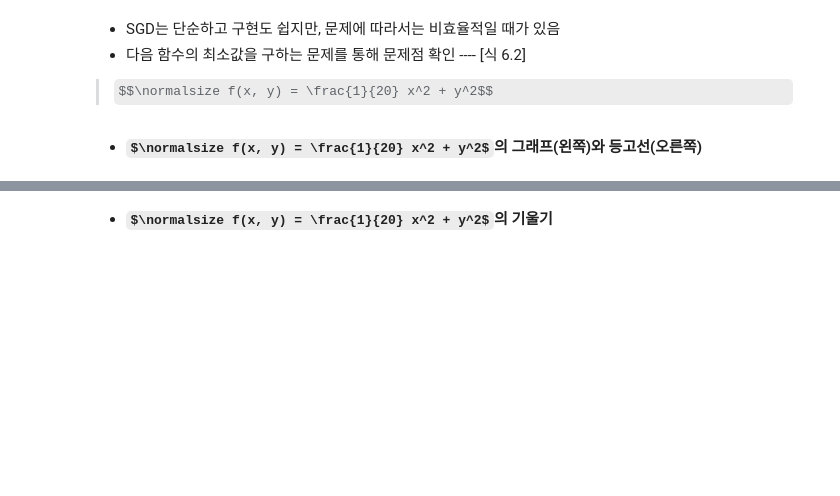
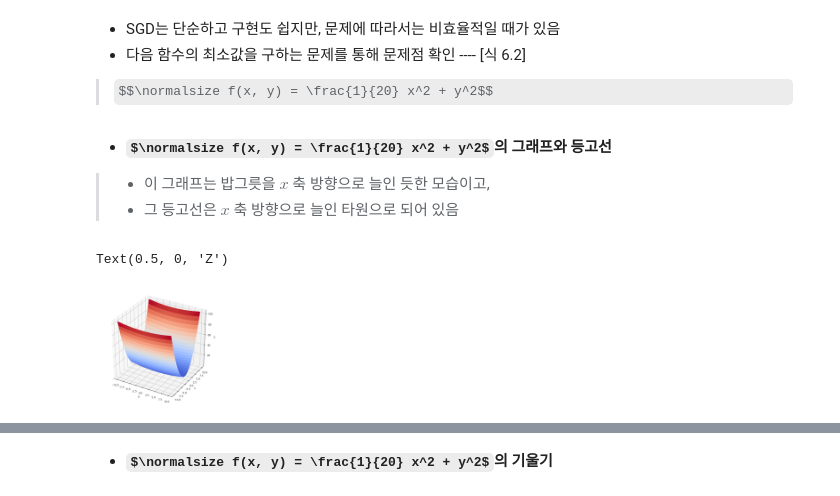
Before and after one commit to cloudallera/deep-learning-from-scratch, a Jupyter notebook: _mystudy/06_training_techniques.ipynb, the cells around one changed output, grey strips where cells are left out. Saved outputs shown, nothing was run; the diff lists cells and outputs as text; code cells hidden in the pictures; some formulas as TeX source; blank space fills up the shorter version.

```diff
--- a/_mystudy/06_training_techniques.ipynb
+++ b/_mystudy/06_training_techniques.ipynb
@@ -90,4 +90,6 @@ train_acc, test_acc : 0.920, 0.925
 - 다음 함수의 최소값을 구하는 문제를 통해 문제점 확인 ---- \[식 6.2]
 > $$\normalsize f(x, y) = \frac{1}{20} x^2 + y^2$$
 # %% [markdown]
-- **$\normalsize f(x, y) = \frac{1}{20} x^2 + y^2$의 그래프(왼쪽)와 등고선(오른쪽)**
+- **$\normalsize f(x, y) = \frac{1}{20} x^2 + y^2$의 그래프와 등고선**
+> - 이 그래프는 밥그릇을 $x$ 축 방향으로 늘인 듯한 모습이고,
+> - 그 등고선은 $x$ 축 방향으로 늘인 타원으로 되어 있음
@@ -95,0 +96,28 @@ train_acc, test_acc : 0.920, 0.925
+# %%
+# [식 6.2]의 그래프 --- [그림 6-1]
+from mpl_toolkits.mplot3d import Axes3D
+import matplotlib.pyplot as plt
+import numpy as np
+%matplotlib inline
+
+def function_anisotropy(x):    # 비등방성 함수(anisotropy, 방향에 따라 기울기가 달라지는 함수)
+    return x[0]**2 / 20.0 + x[1]**2
+
+x = np.arange(-10, 10, 0.01)      # (2000, )
+y = np.arange(-10, 10, 0.01)      # (1000, )
+
+X, Y = np.meshgrid(x, y)        # meshgrid로 2차원 행렬 만들기 : X와 Y 모두 (1000, 2000)
+Z = function_anisotropy(np.array([X, Y]))     # (2, 1000, 2000)
+
+fig = plt.figure(figsize=(8, 8))
+ax = fig.add_subplot(1, 1, 1, projection='3d')     # 3차원 그래프
+
+wire = ax.plot_wireframe(X, Y, Z, color='k', linewidth=0.1)
+surf = ax.plot_surface(X, Y, Z, cmap='coolwarm', linewidth=0, antialiased=False)
+ax.set_xlabel("X")
+ax.set_ylabel("Y")
+ax.set_zlabel("Z")
+# fig.colorbar(surf, shrink=0.5, aspect=5)
+# %% [output]
+Text(0.5, 0, 'Z')
+[figure, added]
```
Also changed, not shown: parts of 7 cells of this notebook, 1 other file.
